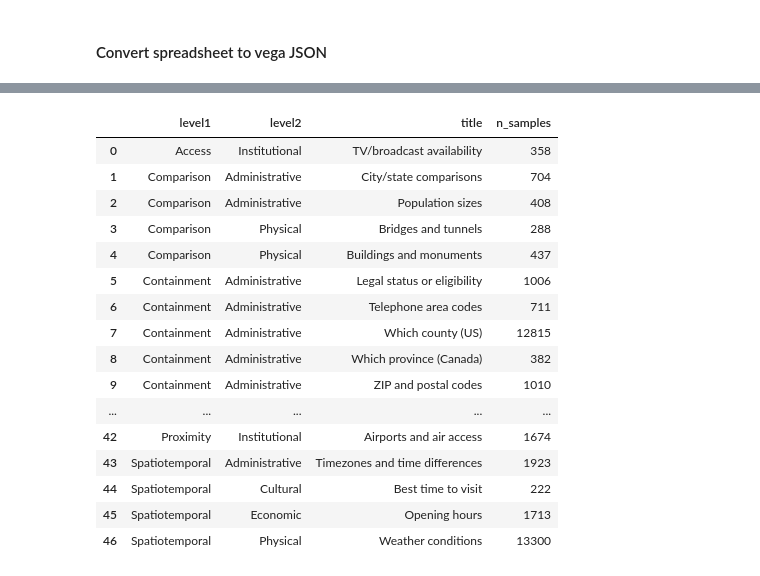
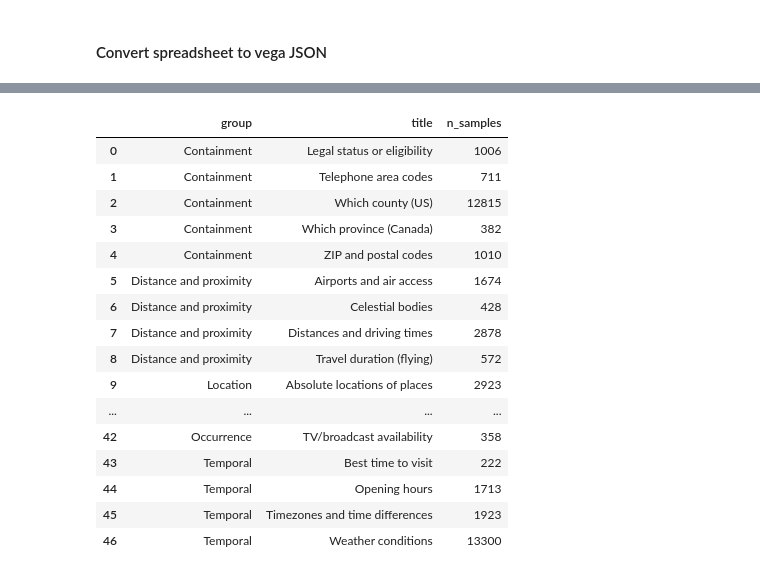
Before and after one commit to ilyankou/ms-marco-geospatial, a Jupyter notebook: 2-Cluster.ipynb, the cells around one changed output, grey strips where cells are left out. Drawn from its saved outputs; the diff is of its cells as text; code cells hidden in the pictures.

Commit message:
Change to single-group clustering instead of 2 levels

```diff
--- a/2-Cluster.ipynb
+++ b/2-Cluster.ipynb
@@ -431,6 +425,6 @@ array(['Administrative', 'Cultural', 'Institutional', 'Economic',
 # %%
 data = (
     pd.read_excel('output/cluster_review_edits.xlsx')
-    .dropna(subset=['level1'])
+    .dropna(subset=['group'])
     #.replace(cluster2supercluster)
 )
@@ -471,21 +449,21 @@ level2counts
 # %%
-level3counts = data.groupby(['level1', 'level2', 'title']).n_samples.sum().reset_index()
-level3counts
+leaf_counts = data.groupby(['group', 'title']).n_samples.sum().reset_index()
+leaf_counts
 # %% [output]
-|  | level1 | level2 | title | n_samples |
-| 0 | Access | Institutional | TV/broadcast availability | 358 |
-| 1 | Comparison | Administrative | City/state comparisons | 704 |
-| 2 | Comparison | Administrative | Population sizes | 408 |
-| 3 | Comparison | Physical | Bridges and tunnels | 288 |
-| 4 | Comparison | Physical | Buildings and monuments | 437 |
-| 5 | Containment | Administrative | Legal status or eligibility | 1006 |
-| 6 | Containment | Administrative | Telephone area codes | 711 |
-| 7 | Containment | Administrative | Which county (US) | 12815 |
-| 8 | Containment | Administrative | Which province (Canada) | 382 |
-| 9 | Containment | Administrative | ZIP and postal codes | 1010 |
-| ... | ... | ... | ... | ... |
-| 42 | Proximity | Institutional | Airports and air access | 1674 |
-| 43 | Spatiotemporal | Administrative | Timezones and time differences | 1923 |
-| 44 | Spatiotemporal | Cultural | Best time to visit | 222 |
-| 45 | Spatiotemporal | Economic | Opening hours | 1713 |
-| 46 | Spatiotemporal | Physical | Weather conditions | 13300 |
+|  | group | title | n_samples |
+| 0 | Containment | Legal status or eligibility | 1006 |
+| 1 | Containment | Telephone area codes | 711 |
+| 2 | Containment | Which county (US) | 12815 |
+| 3 | Containment | Which province (Canada) | 382 |
+| 4 | Containment | ZIP and postal codes | 1010 |
+| 5 | Distance and proximity | Airports and air access | 1674 |
+| 6 | Distance and proximity | Celestial bodies | 428 |
+| 7 | Distance and proximity | Distances and driving times | 2878 |
+| 8 | Distance and proximity | Travel duration (flying) | 572 |
+| 9 | Location | Absolute locations of places | 2923 |
+| ... | ... | ... | ... |
+| 42 | Occurrence | TV/broadcast availability | 358 |
+| 43 | Temporal | Best time to visit | 222 |
+| 44 | Temporal | Opening hours | 1713 |
+| 45 | Temporal | Timezones and time differences | 1923 |
+| 46 | Temporal | Weather conditions | 13300 |
```
Also changed, not shown: parts of 11 cells of this notebook, 4 other files.
